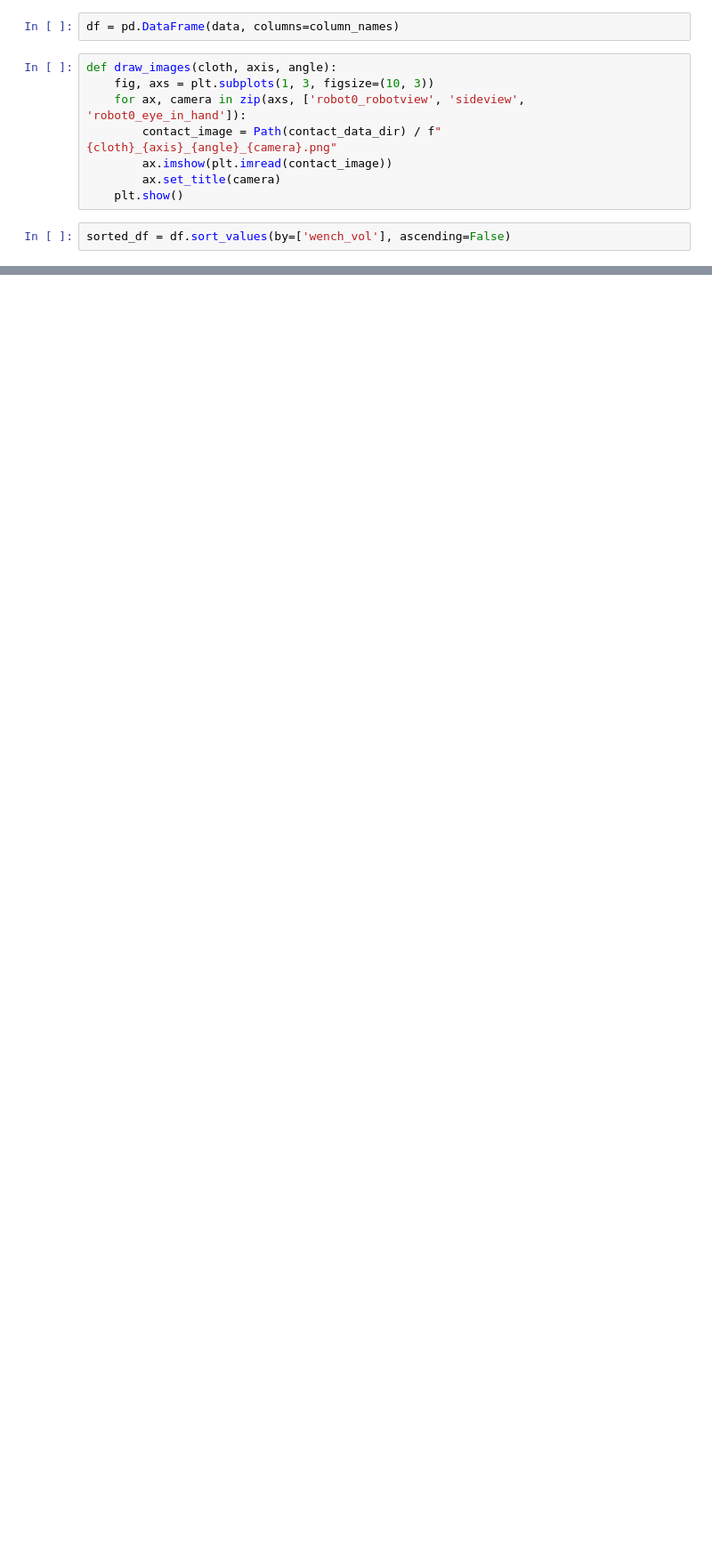
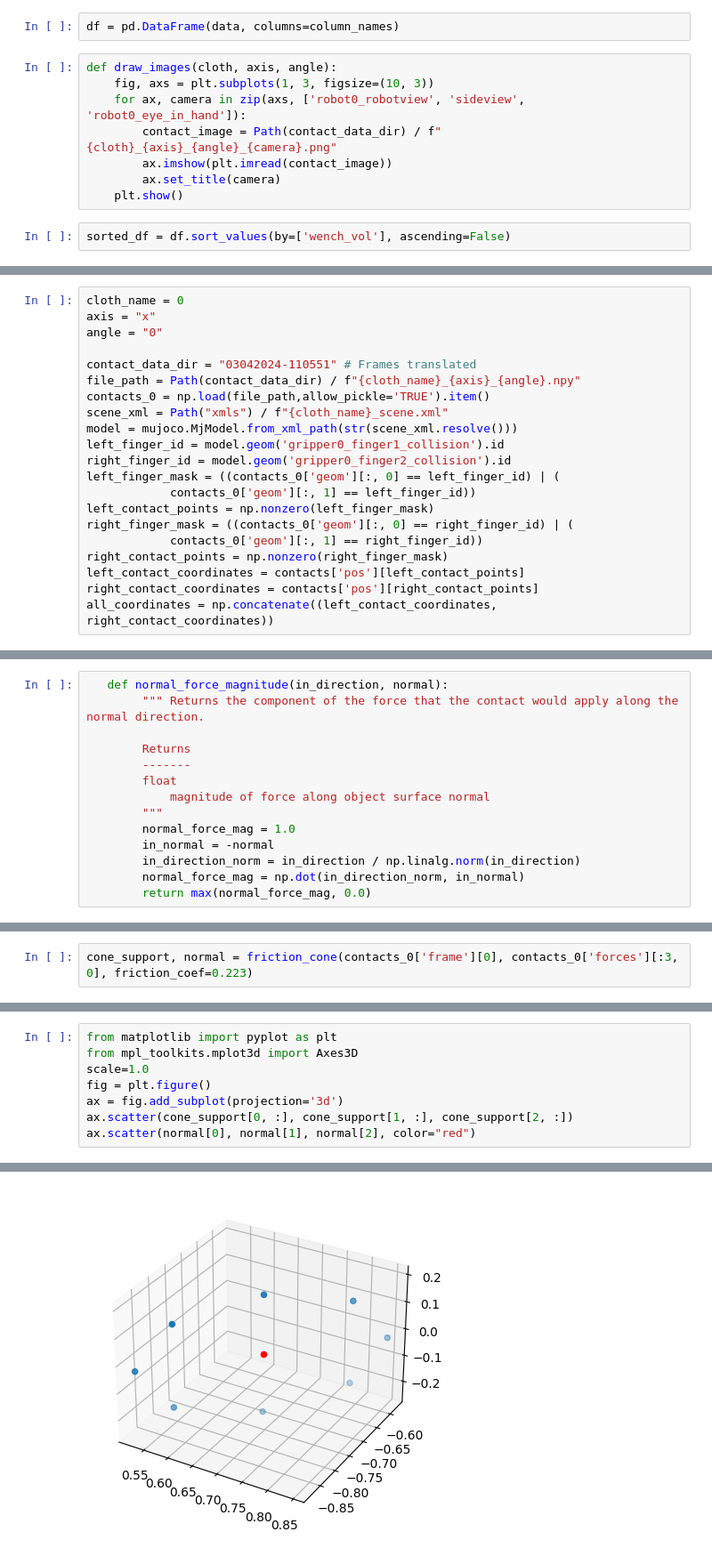
Before and after one commit to sachinkundu/softgqm-thesis, a Jupyter notebook: contact_data/analyze_cube.ipynb, the cells around one changed output, grey strips where cells are left out. Shown at 89% size. Cells and saved outputs as stored; diff of their text form; blank space fills up the shorter version.

Commit message:
test friction cones code

```diff
--- a/contact_data/analyze_cube.ipynb
+++ b/contact_data/analyze_cube.ipynb
@@ -189,0 +188,21 @@ draw_images(cloth, axis, angle)
+# %%
+cloth_name = 0
+axis = "x"
+angle = "0"
+
+contact_data_dir = "03042024-110551" # Frames translated
+file_path = Path(contact_data_dir) / f"{cloth_name}_{axis}_{angle}.npy"
+contacts_0 = np.load(file_path,allow_pickle='TRUE').item()
+scene_xml = Path("xmls") / f"{cloth_name}_scene.xml"
+model = mujoco.MjModel.from_xml_path(str(scene_xml.resolve()))
+left_finger_id = model.geom('gripper0_finger1_collision').id
+right_finger_id = model.geom('gripper0_finger2_collision').id
+left_finger_mask = ((contacts_0['geom'][:, 0] == left_finger_id) | (
+            contacts_0['geom'][:, 1] == left_finger_id))
+left_contact_points = np.nonzero(left_finger_mask)
+right_finger_mask = ((contacts_0['geom'][:, 0] == right_finger_id) | (
+            contacts_0['geom'][:, 1] == right_finger_id))
+right_contact_points = np.nonzero(right_finger_mask)
+left_contact_coordinates = contacts['pos'][left_contact_points]
+right_contact_coordinates = contacts['pos'][right_contact_points]
+all_coordinates = np.concatenate((left_contact_coordinates, right_contact_coordinates))
@@ -189,0 +238,14 @@ draw_images(cloth, axis, angle)
+# %%
+   def normal_force_magnitude(in_direction, normal):
+        """ Returns the component of the force that the contact would apply along the normal direction.
+
+        Returns
+        -------
+        float
+            magnitude of force along object surface normal
+        """
+        normal_force_mag = 1.0
+        in_normal = -normal
+        in_direction_norm = in_direction / np.linalg.norm(in_direction)
+        normal_force_mag = np.dot(in_direction_norm, in_normal)
+        return max(normal_force_mag, 0.0)
@@ -189,0 +298,2 @@ draw_images(cloth, axis, angle)
+# %%
+cone_support, normal = friction_cone(contacts_0['frame'][0], contacts_0['forces'][:3, 0], friction_coef=0.223)
@@ -189,0 +321,9 @@ draw_images(cloth, axis, angle)
+# %%
+from matplotlib import pyplot as plt
+from mpl_toolkits.mplot3d import Axes3D
+scale=1.0
+fig = plt.figure()
+ax = fig.add_subplot(projection='3d')
+ax.scatter(cone_support[0, :], cone_support[1, :], cone_support[2, :])
+ax.scatter(normal[0], normal[1], normal[2], color="red")
+# %% [output]
@@ -189,0 +331 @@ draw_images(cloth, axis, angle)
+[figure, added]
```
Also changed, not shown: parts of 15 cells of this notebook, 4 other files.
